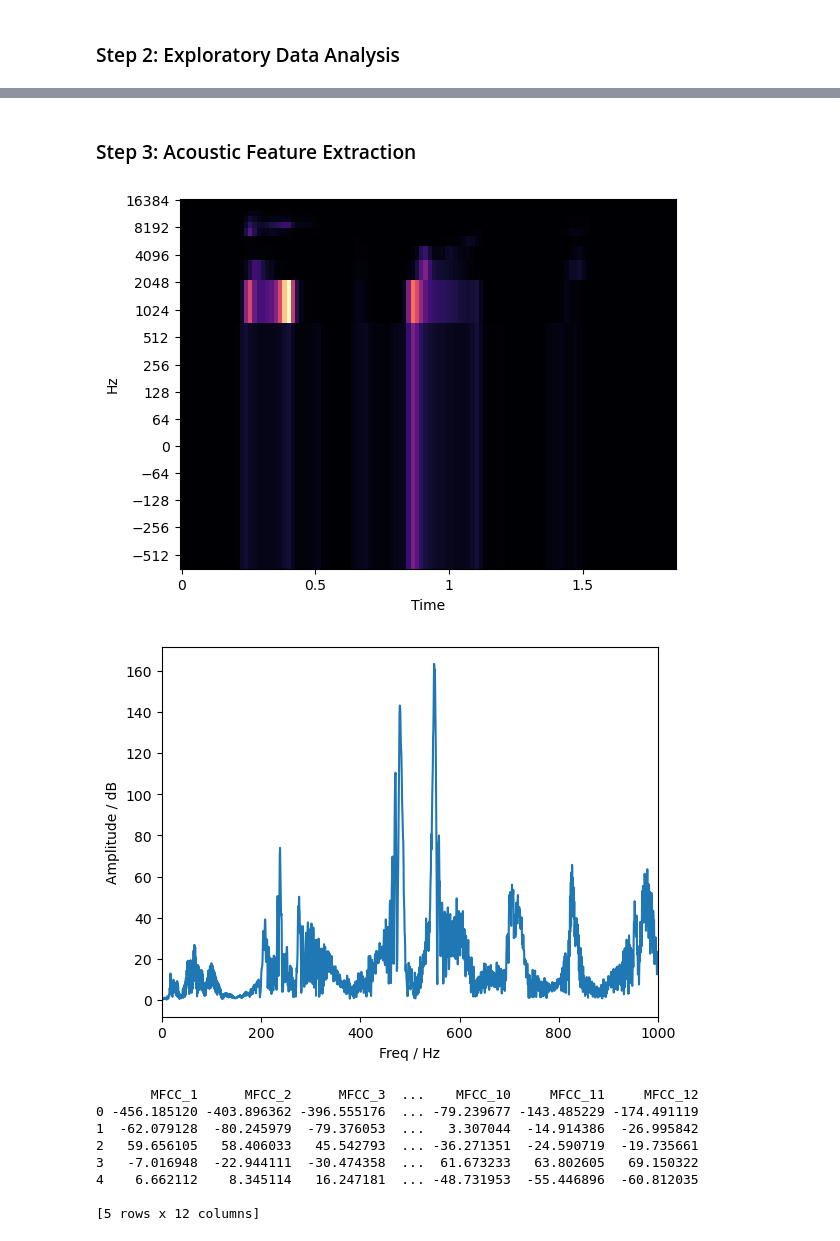
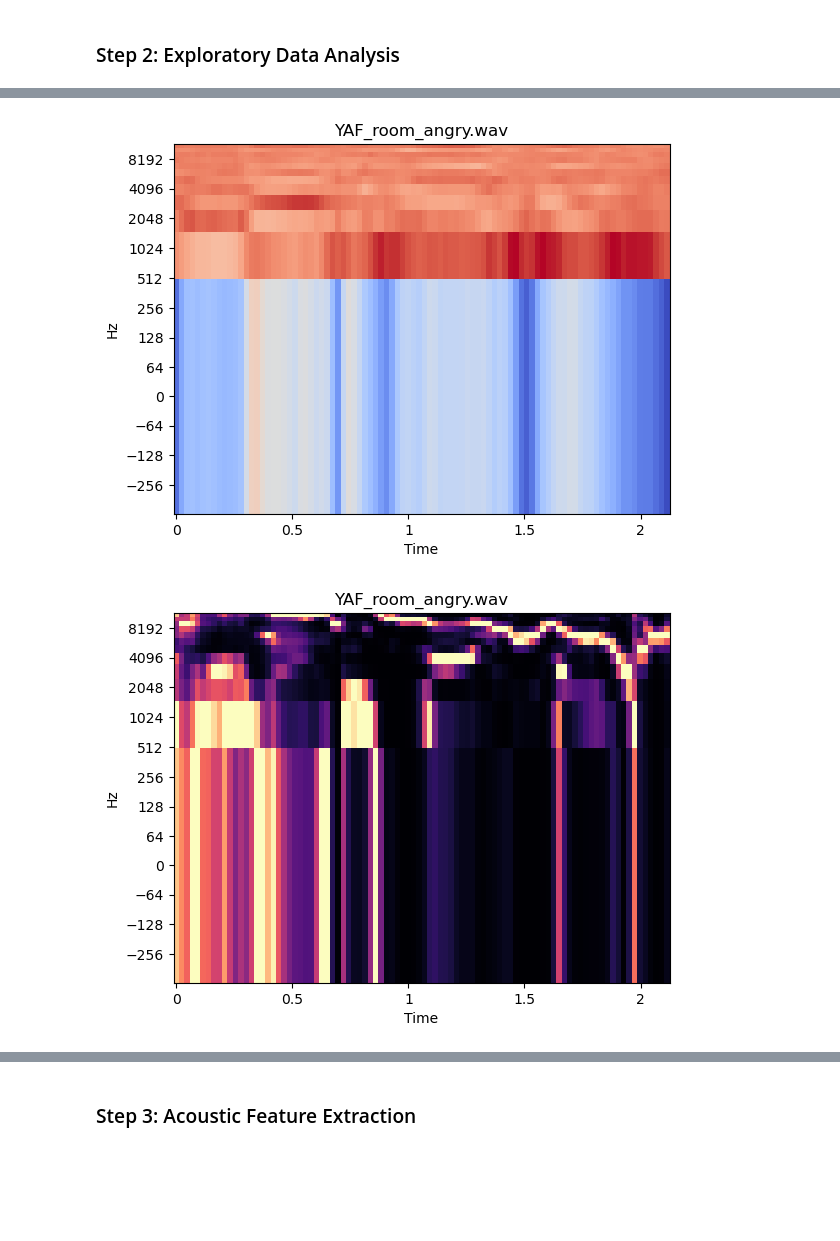
Before and after one commit to kanielv/MML, a Jupyter notebook: Assignment3/src/assignment3.ipynb, the cells around one changed output, grey strips where cells are left out. Cells and saved outputs as stored; diff of their text form; code cells hidden in the pictures; blank space fills up the shorter version.

```diff
--- a/Assignment3/src/assignment3.ipynb
+++ b/Assignment3/src/assignment3.ipynb
@@ -41,0 +50,10 @@ plot_frquency(y, sr, sample_name)
+# %%
+# Plot audio features
+from utils.data_visulization import plot_chromagram, plot_mel_spectrogram, plot_mfcc
+
+plot_mfcc(y, sr, sample_name)
+plot_chromagram(y, sr, sample_name)
+plot_mel_spectrogram(y, sr, sample_name)
+# %% [output]
+[figure, added]
+[figure, added]
@@ -63,50 +62,0 @@ spectogram = np.abs()
-# %%
-import matplotlib.pyplot as plt
-import numpy as np
-import librosa
-import librosa.display
-
-y, sr = librosa.load('../dataset/train/angry/YAF_met_angry.wav', sr=32000, duration=10)
-
-# s = np.abs(librosa.stft(y))
-# img = librosa.display.specshow(librosa.amplitude_to_db(s, ref=np.max), y_axis='log', x_axis='time')
-
-mel_spect = librosa.feature.melspectrogram(y=y, sr=sr, n_mels=12)
-librosa.display.specshow(mel_spect, sr=sr, x_axis='time', y_axis='log')
-plt.show()
-# %% [output]
-[figure, removed]
-# %%
-y, sr = librosa.load('../dataset/train/angry/YAF_met_angry.wav', sr=16000, duration=10)
-
-k = np.arange(len(y))
-T = len(y)/sr
-freq = k/T
-
-DATA_0 = np.fft.fft(y)
-abs_DATA_0 = abs(DATA_0)
-
-plt.figure(2)
-plt.plot(freq, abs_DATA_0)
-plt.xlabel('Freq / Hz')
-plt.ylabel('Amplitude / dB')
-plt.xlim([0, 1000])
-plt.show()
-# %% [output]
-[figure, removed]
-# %%
-import librosa
-import matplotlib.pyplot as plt
-from utils.feature_extraction import get_mfccs
-y, sr = librosa.load('../dataset/train/angry/YAF_met_angry.wav', sr=16000, duration=10)
-
-get_mfccs(y, sr)
-# %% [output]
-       MFCC_1      MFCC_2      MFCC_3  ...    MFCC_10     MFCC_11     MFCC_12
-0 -456.185120 -403.896362 -396.555176  ... -79.239677 -143.485229 -174.491119
-1  -62.079128  -80.245979  -79.376053  ...   3.307044  -14.914386  -26.995842
-2   59.656105   58.406033   45.542793  ... -36.271351  -24.590719  -19.735661
-3   -7.016948  -22.944111  -30.474358  ...  61.673233   63.802605   69.150322
-4    6.662112    8.345114   16.247181  ... -48.731953  -55.446896  -60.812035
-
-[5 rows x 12 columns]
```
Also changed, not shown: parts of 12 cells of this notebook, 1 other file.
